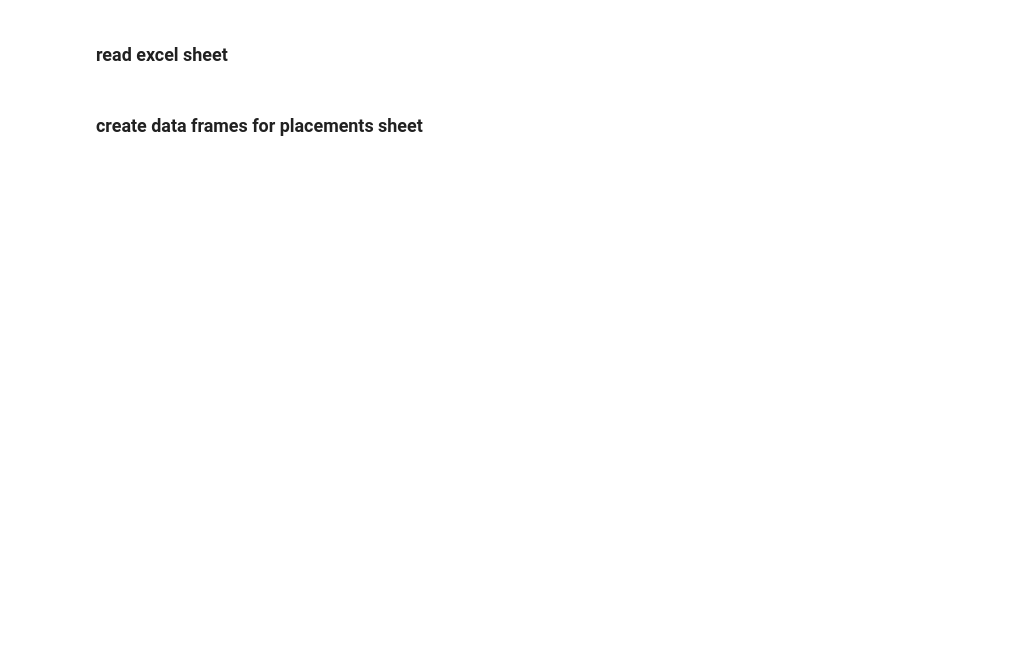
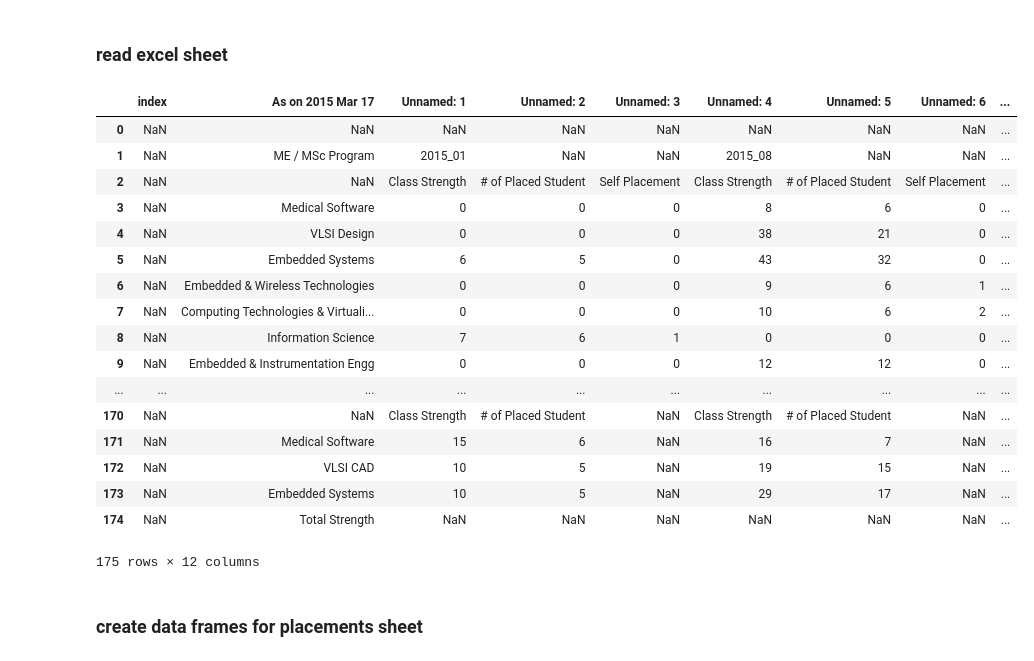
Before and after one commit to ravali1101/project, a Jupyter notebook: Placement details of SOIS.ipynb, the cells around one changed output. Saved outputs shown, nothing was run; the diff lists cells and outputs as text; code cells hidden in the pictures; blank space fills up the shorter version.

```diff
--- a/Placement details of SOIS.ipynb
+++ b/Placement details of SOIS.ipynb
@@ -11,6 +10,26 @@ sheet1= pd.read_excel('placements-sois.xlsx',sheetname='PlacementStats')
 sheet2= pd.read_excel('placements-sois.xlsx',sheetname='Enrollment')
 # %%
 sheet1_reindexing=sheet1.reset_index()
+sheet1_reindexing
+# %% [output]
+|  | index | As on 2015 Mar 17 | Unnamed: 1 | Unnamed: 2 | Unnamed: 3 | Unnamed: 4 | Unnamed: 5 | Unnamed: 6 | ... |
+| 0 | NaN | NaN | NaN | NaN | NaN | NaN | NaN | NaN | ... |
+| 1 | NaN | ME / MSc Program | 2015_01 | NaN | NaN | 2015_08 | NaN | NaN | ... |
+| 2 | NaN | NaN | Class Strength | # of Placed Student | Self Placement | Class Strength | # of Placed Student | Self Placement | ... |
+| 3 | NaN | Medical Software | 0 | 0 | 0 | 8 | 6 | 0 | ... |
+| 4 | NaN | VLSI Design | 0 | 0 | 0 | 38 | 21 | 0 | ... |
+| 5 | NaN | Embedded Systems | 6 | 5 | 0 | 43 | 32 | 0 | ... |
+| 6 | NaN | Embedded & Wireless Technologies | 0 | 0 | 0 | 9 | 6 | 1 | ... |
+| 7 | NaN | Computing Technologies & Virtuali... | 0 | 0 | 0 | 10 | 6 | 2 | ... |
+| 8 | NaN | Information Science | 7 | 6 | 1 | 0 | 0 | 0 | ... |
+| 9 | NaN | Embedded & Instrumentation Engg | 0 | 0 | 0 | 12 | 12 | 0 | ... |
+| ... | ... | ... | ... | ... | ... | ... | ... | ... | ... |
+| 170 | NaN | NaN | Class Strength | # of Placed Student | NaN | Class Strength | # of Placed Student | NaN | ... |
+| 171 | NaN | Medical Software | 15 | 6 | NaN | 16 | 7 | NaN | ... |
+| 172 | NaN | VLSI CAD | 10 | 5 | NaN | 19 | 15 | NaN | ... |
+| 173 | NaN | Embedded Systems | 10 | 5 | NaN | 29 | 17 | NaN | ... |
+| 174 | NaN | Total Strength | NaN | NaN | NaN | NaN | NaN | NaN | ... |
+175 rows × 12 columns
 # %% [markdown]
 ### create data frames for placements sheet
 # %%
```
Also changed, not shown: parts of 23 cells of this notebook, 2 other files.
